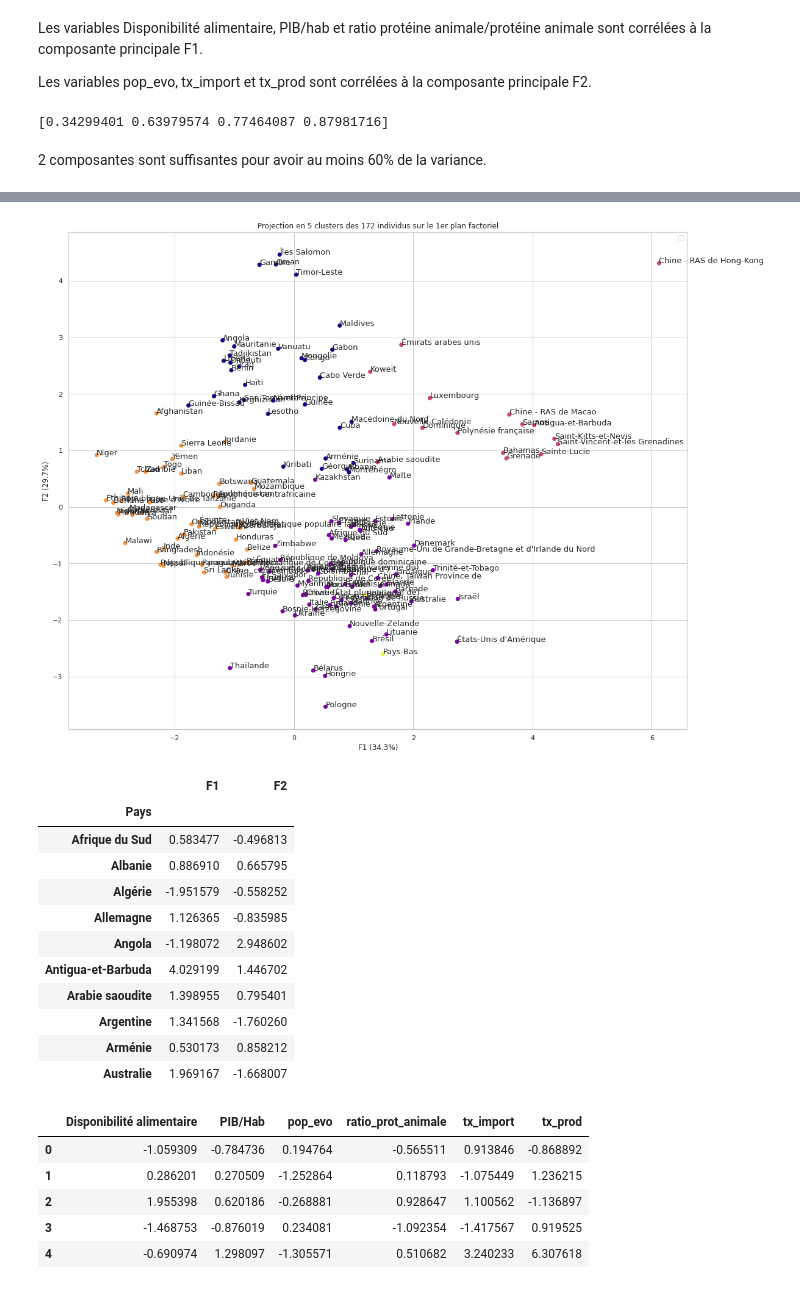
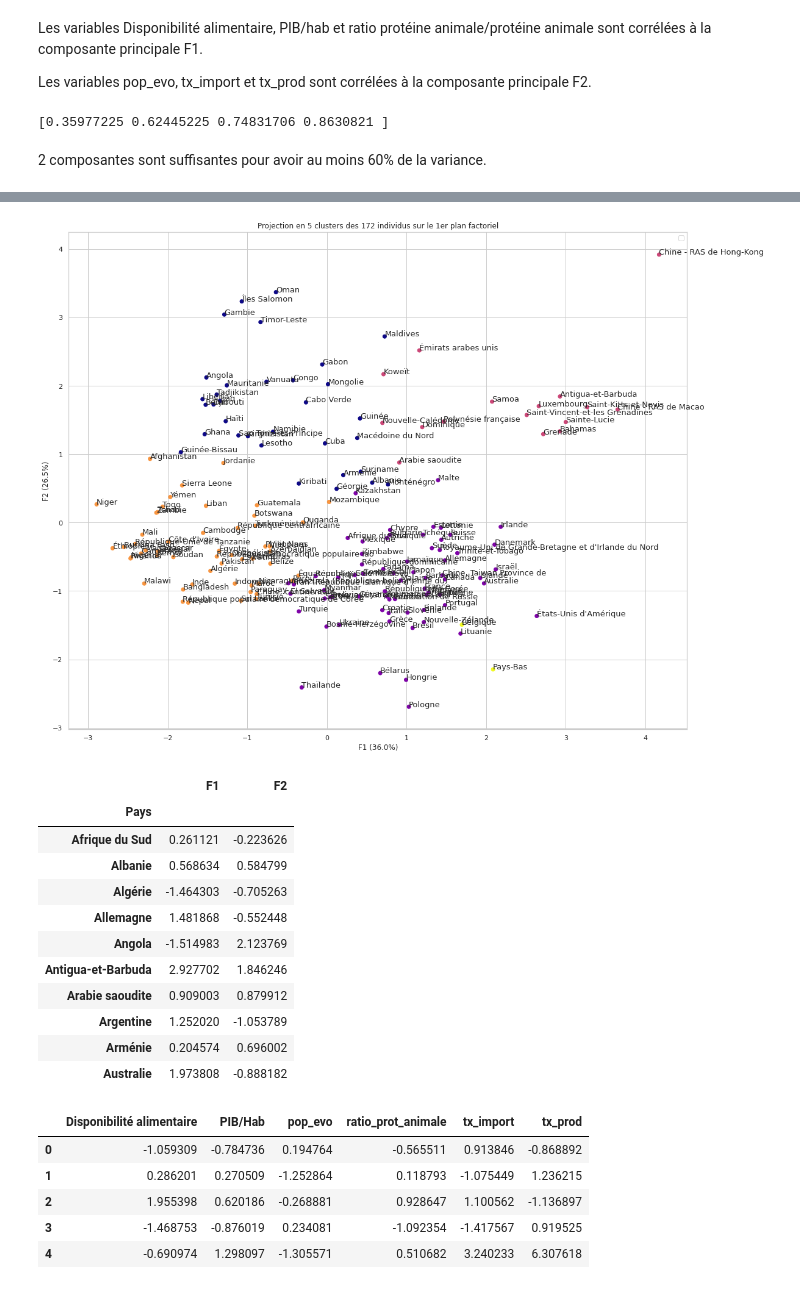
Before and after one commit to Randasabag/Etude-de-march-de-la-poule-qui-chante-avec-Python, a Jupyter notebook: projet9V1.ipynb, the cells around one changed output, grey strips where cells are left out. Cells and saved outputs as stored; diff of their text form; code cells hidden in the pictures.

```diff
--- a/projet9V1.ipynb
+++ b/projet9V1.ipynb
@@ -1887,7 +1875,7 @@ n_comp=4
 
 # Création du PCA pour réduire les données à 2 dimensions pour la visualisation
 pca = PCA(n_components=n_comp)
-pca.fit(X_scaled_km1)
+pca.fit(X_scaled)
 
 # Cercle des corrélations
 from functions import display_circles
@@ -1895,15 +1883,16 @@ pcs = pca.components_
 display_circles(pcs, n_comp, pca, [(0,1),(2,3)], labels = np.array(df_finalise.columns))
 
 # Projection des individus (nouvel espace vectoriel)
-X_projected_km1 = pca.transform(X_scaled_km1)
+X_projected = pca.transform(X_scaled)
 
 # Affiche un scatter plot des points des data dans le nouvel espace vectoriel
 from functions import display_factorial_planes
-display_factorial_planes(X_projected_km1, n_comp, pca, [(0,1),(2,3)], labels=None, illustrative_var = cluster, alpha = 0.8)
+display_factorial_planes(X_projected, n_comp, pca, [(0,1),(2,3)], labels=None, illustrative_var = cluster, alpha = 0.8)
 
 # Eboulis des valeurs propres
 from functions import display_scree_plot
 display_scree_plot(pca)
 
+plt.savefig("PCA.png")
 plt.show()
 # %% [output]
@@ -1920,19 +1910,19 @@ Les variables pop_evo, tx_import et tx_prod sont corrélées à la composante pr
 #Pourcentage de variance expliquée par les composantes principales à l'aide de .explained_variance_ratio_
 print(pca.explained_variance_ratio_.cumsum())
 # %% [output]
-[0.34299401 0.63979574 0.77464087 0.87981716]
+[0.35977225 0.62445225 0.74831706 0.8630821 ]
 # %% [markdown]
 2 composantes sont suffisantes pour avoir au moins 60% de la variance.
 # %%
 #Coordonnées factorielles
 plt.figure(figsize=(40, 15))
 plt.subplot(121)
-plt.scatter(X_projected_km1[:, 0], X_projected_km1[:, 1], c=kmeans.labels_, cmap='plasma')
-for i,(x,y) in enumerate(X_projected_km1[:,[0,1]]):
+plt.scatter(X_projected[:, 0], X_projected[:, 1], c=kmeans.labels_, cmap='plasma')
+for i,(x,y) in enumerate(X_projected[:,[0,1]]):
                     plt.text(x, y, df_finalise.index[i], fontsize='13')
 plt.xlabel('F{} ({}%)'.format(1, round(100*pca.explained_variance_ratio_[0],1)))
 plt.ylabel('F{} ({}%)'.format(2, round(100*pca.explained_variance_ratio_[1],1)))
-plt.title("Projection en 5 clusters des {} individus sur le 1er plan factoriel".format(X_projected_km1.shape[0]))
+plt.title("Projection en 5 clusters des {} individus sur le 1er plan factoriel".format(X_projected.shape[0]))
 plt.legend()
 plt.savefig("projection_clusters.png")
 plt.show()
@@ -1941,20 +1931,20 @@ No handles with labels found to put in legend.
-[figure, old version]
+[figure, new version]
 # %%
-df_comp_km = pd.DataFrame(X_projected_km1, index=df_finalise.index, columns=["F" + str(i+1) for i in range(4)]).iloc[:, :2]
+df_comp_km = pd.DataFrame(X_projected, index=df_finalise.index, columns=["F" + str(i+1) for i in range(4)]).iloc[:, :2]
 df_comp_km.head(10)
 # %% [output]
 |  | F1 | F2 |
 | Pays |  |  |
-| Afrique du Sud | 0.583477 | -0.496813 |
-| Albanie | 0.886910 | 0.665795 |
-| Algérie | -1.951579 | -0.558252 |
-| Allemagne | 1.126365 | -0.835985 |
-| Angola | -1.198072 | 2.948602 |
-| Antigua-et-Barbuda | 4.029199 | 1.446702 |
-| Arabie saoudite | 1.398955 | 0.795401 |
-| Argentine | 1.341568 | -1.760260 |
-| Arménie | 0.530173 | 0.858212 |
-| Australie | 1.969167 | -1.668007 |
+| Afrique du Sud | 0.261121 | -0.223626 |
+| Albanie | 0.568634 | 0.584799 |
+| Algérie | -1.464303 | -0.705263 |
+| Allemagne | 1.481868 | -0.552448 |
+| Angola | -1.514983 | 2.123769 |
+| Antigua-et-Barbuda | 2.927702 | 1.846246 |
+| Arabie saoudite | 0.909003 | 0.879912 |
+| Argentine | 1.252020 | -1.053789 |
+| Arménie | 0.204574 | 0.696002 |
+| Australie | 1.973808 | -0.888182 |
 # %%
 #Centroïdes des 5 clusters dans la forme centrée réduite
 centroids = kmeans.cluster_centers_
```
Also changed, not shown: parts of 31 cells of this notebook.
